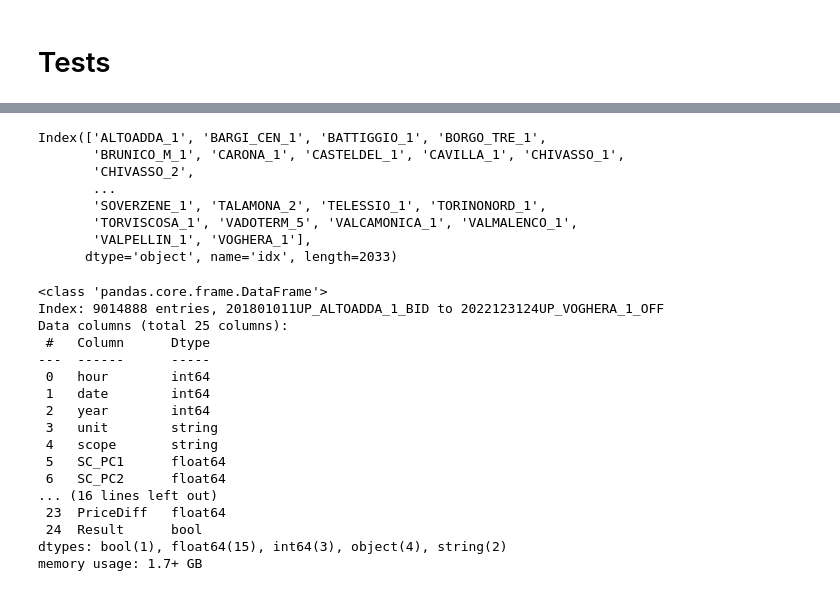
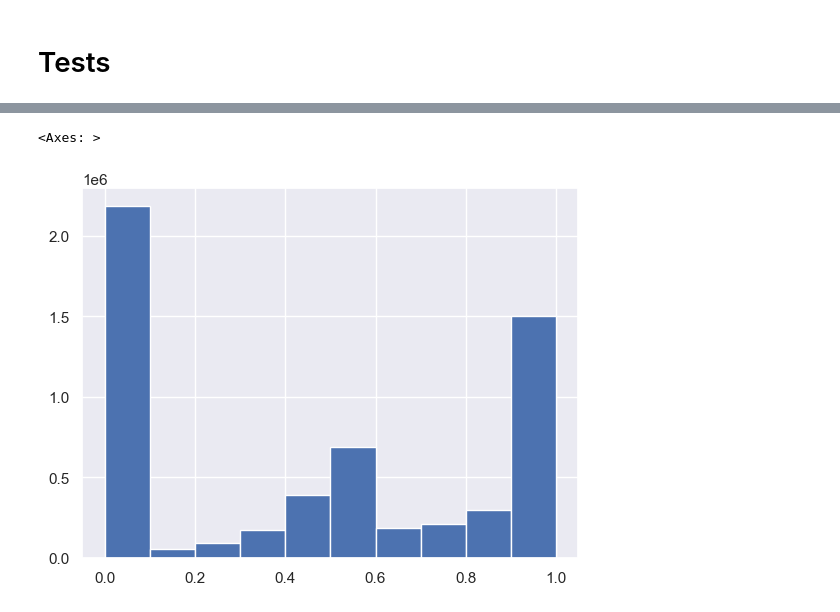
Before and after one commit to gkchln/asm_forecast, a Jupyter notebook: processing/ML_dataset_construction.ipynb, the cells around one changed output, grey strips where cells are left out. Cells and saved outputs as stored; diff of their text form; code cells hidden in the pictures.

```diff
--- a/processing/ML_dataset_construction.ipynb
+++ b/processing/ML_dataset_construction.ipynb
@@ -408,31 +409,5 @@ old_df.to_excel('test_bid_old.xlsx')
-# %%
-old_df.index.str.split('UP_').str[1]
-# %% [output]
-Index(['ALTOADDA_1', 'BARGI_CEN_1', 'BATTIGGIO_1', 'BORGO_TRE_1',
-       'BRUNICO_M_1', 'CARONA_1', 'CASTELDEL_1', 'CAVILLA_1', 'CHIVASSO_1',
-       'CHIVASSO_2',
-       ...
-       'SOVERZENE_1', 'TALAMONA_2', 'TELESSIO_1', 'TORINONORD_1',
-       'TORVISCOSA_1', 'VADOTERM_5', 'VALCAMONICA_1', 'VALMALENCO_1',
-       'VALPELLIN_1', 'VOGHERA_1'],
-      dtype='object', name='idx', length=2033)
-# %%
-df.info()
-# %% [output]
-<class 'pandas.core.frame.DataFrame'>
-Index: 9014888 entries, 201801011UP_ALTOADDA_1_BID to 2022123124UP_VOGHERA_1_OFF
-Data columns (total 25 columns):
- #   Column      Dtype
----  ------      -----
- 0   hour        int64
- 1   date        int64
- 2   year        int64
- 3   unit        string
- 4   scope       string
- 5   SC_PC1      float64
- 6   SC_PC2      float64
-... (16 lines left out)
- 23  PriceDiff   float64
- 24  Result      bool
-dtypes: bool(1), float64(15), int64(3), object(4), string(2)
-memory usage: 1.7+ GB
+# %%
+test_df.PV.hist()
+# %% [output]
+<Axes: >
+[figure, added]
```
Also changed, not shown: parts of 42 cells of this notebook.
